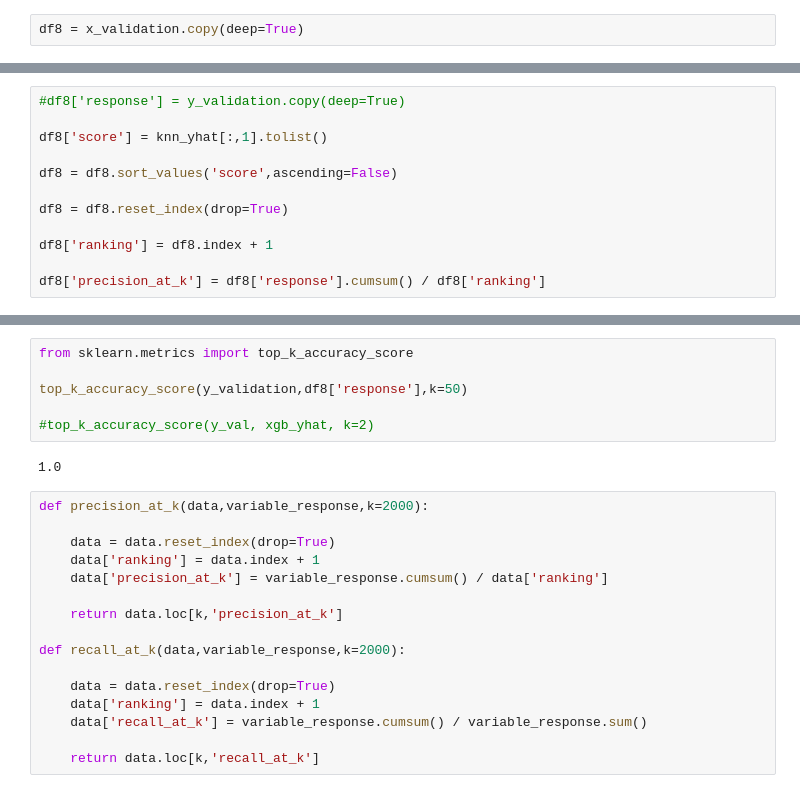
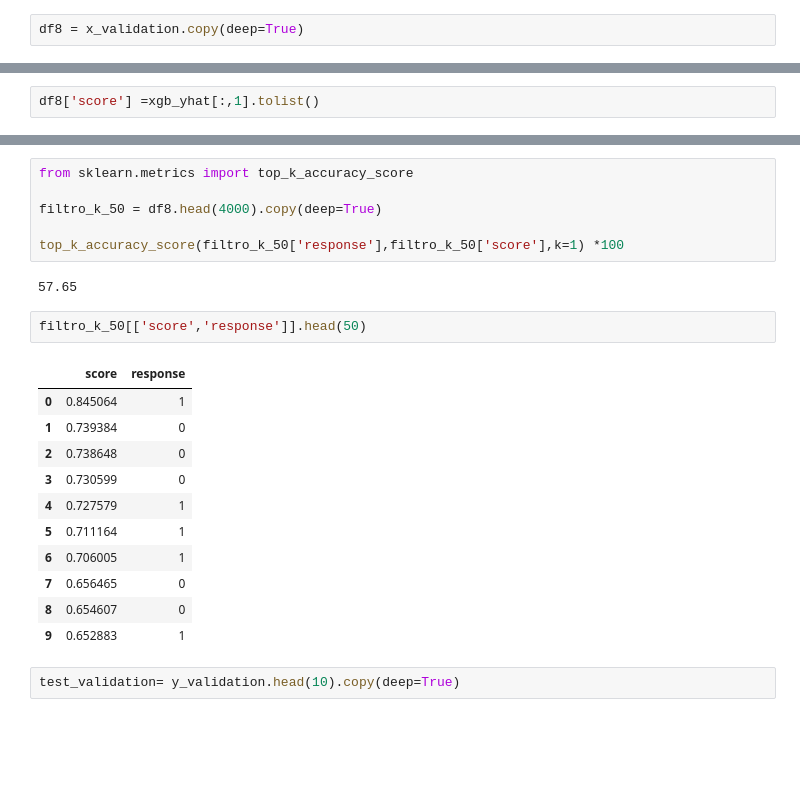
Before and after one commit to guiaraujofreitas/Insurance-Health-Cross-Sell, a Jupyter notebook: Step_8_Project_Health_Insurance_Cross_Sell.ipynb, the cells around one changed output, grey strips where cells are left out. Cells and saved outputs as stored; diff of their text form; blank space fills up the shorter version.

Commit message:
comparation between model import and function done

```diff
--- a/Step_8_Project_Health_Insurance_Cross_Sell.ipynb
+++ b/Step_8_Project_Health_Insurance_Cross_Sell.ipynb
@@ -942,12 +929,0 @@ Name: response, dtype: int64
-# %%
-#df8['response'] = y_validation.copy(deep=True)
-
-df8['score'] = knn_yhat[:,1].tolist()
-
-df8 = df8.sort_values('score',ascending=False)
-
-df8 = df8.reset_index(drop=True)
-
-df8['ranking'] = df8.index + 1
-
-df8['precision_at_k'] = df8['response'].cumsum() / df8['ranking']
@@ -973,0 +941,2 @@ KeyError: 50
+# %%
+df8['score'] =xgb_yhat[:,1].tolist()
@@ -1029,24 +988,24 @@ array([[9.9968433e-01, 3.1565019e-04],
-# %%
-from sklearn.metrics import top_k_accuracy_score
-
-top_k_accuracy_score(y_validation,df8['response'],k=50)
-
-#top_k_accuracy_score(y_val, xgb_yhat, k=2)
-# %% [output]
-1.0
-# %%
-def precision_at_k(data,variable_response,k=2000):
-
-    data = data.reset_index(drop=True)
-    data['ranking'] = data.index + 1
-    data['precision_at_k'] = variable_response.cumsum() / data['ranking']
-
-    return data.loc[k,'precision_at_k']
-
-def recall_at_k(data,variable_response,k=2000):
-
-    data = data.reset_index(drop=True)
-    data['ranking'] = data.index + 1
-    data['recall_at_k'] = variable_response.cumsum() / variable_response.sum()
-
-    return data.loc[k,'recall_at_k']
+# %%
+from sklearn.metrics import top_k_accuracy_score
+
+filtro_k_50 = df8.head(4000).copy(deep=True)
+
+top_k_accuracy_score(filtro_k_50['response'],filtro_k_50['score'],k=1) *100
+# %% [output]
+57.65
+# %%
+filtro_k_50[['score','response']].head(50)
+# %% [output]
+|  | score | response |
+| 0 | 0.845064 | 1 |
+| 1 | 0.739384 | 0 |
+| 2 | 0.738648 | 0 |
+| 3 | 0.730599 | 0 |
+| 4 | 0.727579 | 1 |
+| 5 | 0.711164 | 1 |
+| 6 | 0.706005 | 1 |
+| 7 | 0.656465 | 0 |
+| 8 | 0.654607 | 0 |
+| 9 | 0.652883 | 1 |
+# %%
+test_validation= y_validation.head(10).copy(deep=True)
```
Also changed, not shown: parts of 28 cells of this notebook.
